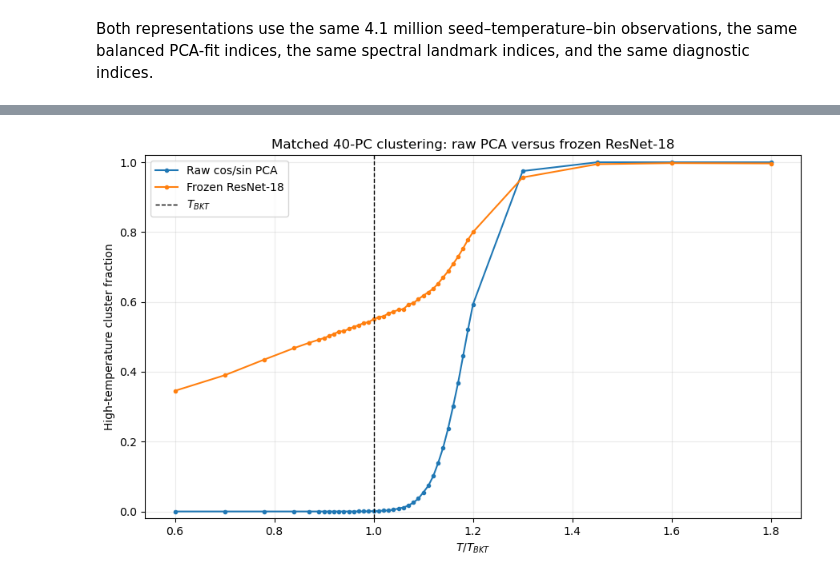
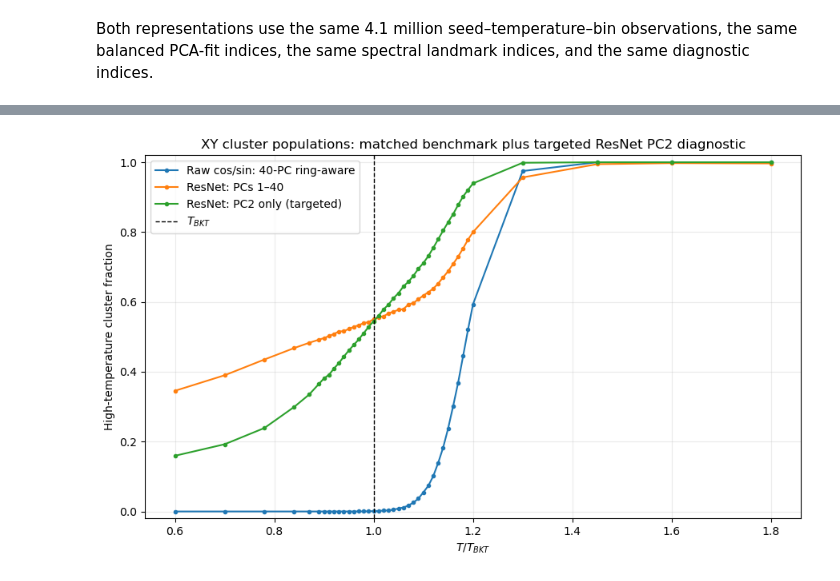
Before and after one commit to lledson425/Summer25, a Jupyter notebook: notebooks/xy/xy32_representation_comparison.ipynb, the cells around one changed output, grey strips where cells are left out. Drawn from its saved outputs; the diff is of its cells as text; code cells hidden in the pictures.

Commit message:
Add targeted ResNet PC2 clustering diagnostic

```diff
--- a/notebooks/xy/xy32_representation_comparison.ipynb
+++ b/notebooks/xy/xy32_representation_comparison.ipynb
@@ -36,12 +40,13 @@ comparison
 # %%
 raw_pop=pd.read_csv(OUT/'raw_spin_cluster_populations.csv')
 res_pop=pd.read_csv(OUT/'resnet18_cluster_populations.csv')
+res_pc2_pop=pd.read_csv(OUT/'resnet18_pc2_cluster_populations.csv')
 fig,ax=plt.subplots(figsize=(9,5.5))
-for frame,label,color in ((raw_pop,'Raw cos/sin PCA','tab:blue'),(res_pop,'Frozen ResNet-18','tab:orange')):
+for frame,label,color in ((raw_pop,'Raw cos/sin: 40-PC ring-aware','tab:blue'),(res_pop,'ResNet: PCs 1–40','tab:orange'),(res_pc2_pop,'ResNet: PC2 only (targeted)','tab:green')):
     high=frame[frame.cluster==1]
     ax.plot(high.T_over_TBKT,high.fraction,'o-',ms=3,label=label,color=color)
 ax.axvline(1,color='black',ls='--',lw=1,label=r'$T_{BKT}$')
-ax.set(xlabel=r'$T/T_{BKT}$',ylabel='High-temperature cluster fraction',title='Matched 40-PC clustering: raw PCA versus frozen ResNet-18',ylim=(-.02,1.02))
+ax.set(xlabel=r'$T/T_{BKT}$',ylabel='High-temperature cluster fraction',title='XY cluster populations: matched benchmark plus targeted ResNet PC2 diagnostic',ylim=(-.02,1.02))
 ax.grid(alpha=.25); ax.legend(); fig.tight_layout(); fig.savefig(OUT/'xy32_raw_vs_resnet_cluster_comparison.png',dpi=220); plt.show(); plt.close(fig)
 # %% [output]
-[figure, old version]
+[figure, new version]
```
Also changed, not shown: parts of 3 cells of this notebook, 2 other files.
